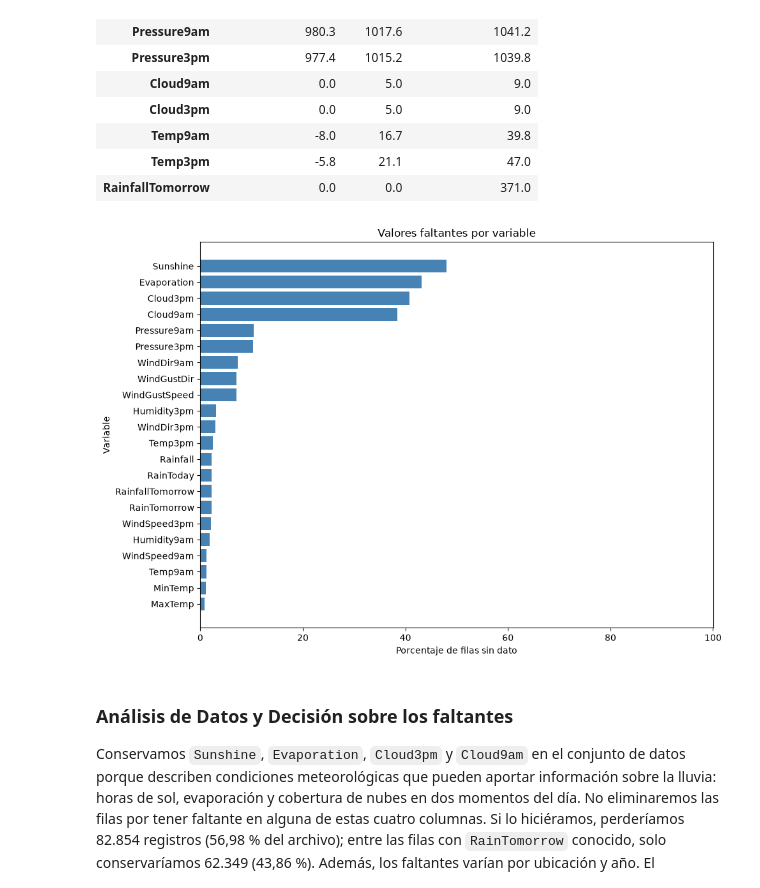
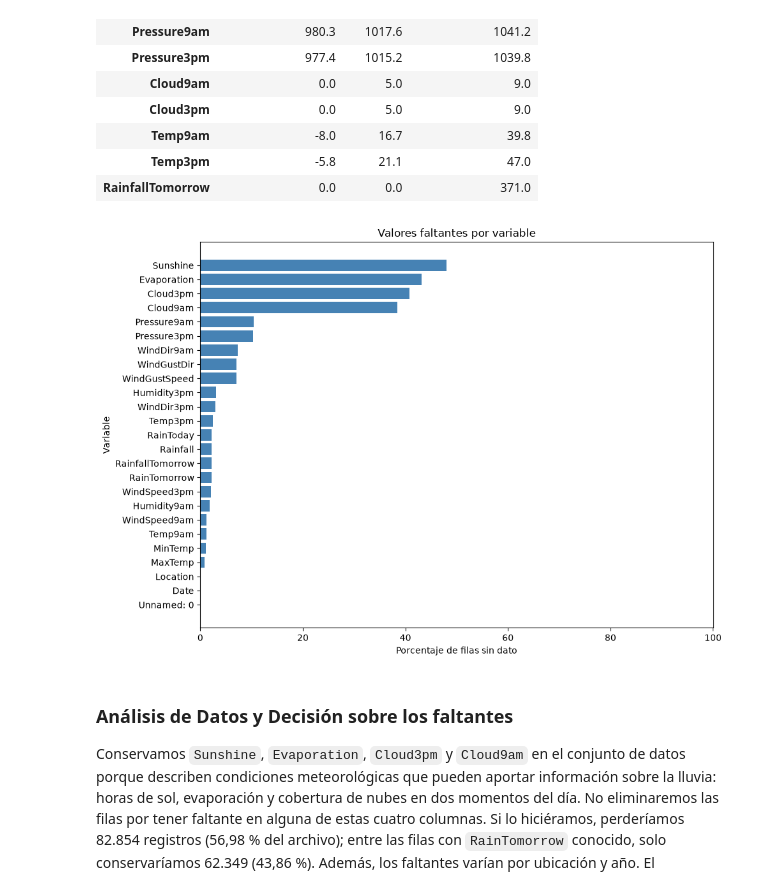
Before and after one commit to V1DR1K/AA1-TUIA-Colombo-Ayala-Ibarbia, a Jupyter notebook: TP-clasificacion-AA1.ipynb, the cells around one changed output. Drawn from its saved outputs; the diff is of its cells as text; code cells hidden in the pictures.

```diff
--- a/TP-clasificacion-AA1.ipynb
+++ b/TP-clasificacion-AA1.ipynb
@@ -102,18 +102,19 @@ display(rangos.round(2))
 | Temp3pm | -5.8 | 21.1 | 47.0 |
 | RainfallTomorrow | 0.0 | 0.0 | 371.0 |
 # %%
-# Grafico el porcentaje de faltantes para comparar variables en la misma escala.
+# Calculo y grafico el porcentaje de faltantes para comparar variables en la misma escala.
 fig, ax = plt.subplots(figsize=(10, 7))
+faltantes = pd.DataFrame({"porcentaje": df.isna().mean() * 100})
 faltantes_ordenados = faltantes.sort_values("porcentaje")
 ax.barh(faltantes_ordenados.index, faltantes_ordenados["porcentaje"], color="steelblue")
 ax.set_title("Valores faltantes por variable")
 ax.set_xlabel("Porcentaje de filas sin dato")
 ax.set_ylabel("Variable")
 ax.set_xlim(0, 100)
 plt.tight_layout()
 plt.show()
 # %% [output]
-[figure, old version]
+[figure, new version]
 # %% [markdown]
 ### Análisis de Datos y Decisión sobre los faltantes
 
```
Also changed, not shown: parts of 7 cells of this notebook.
